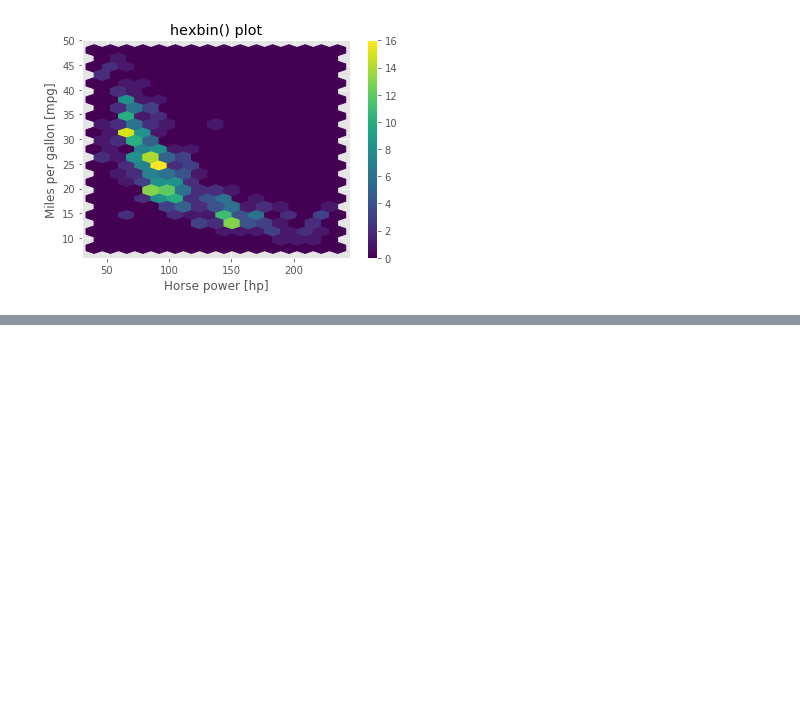
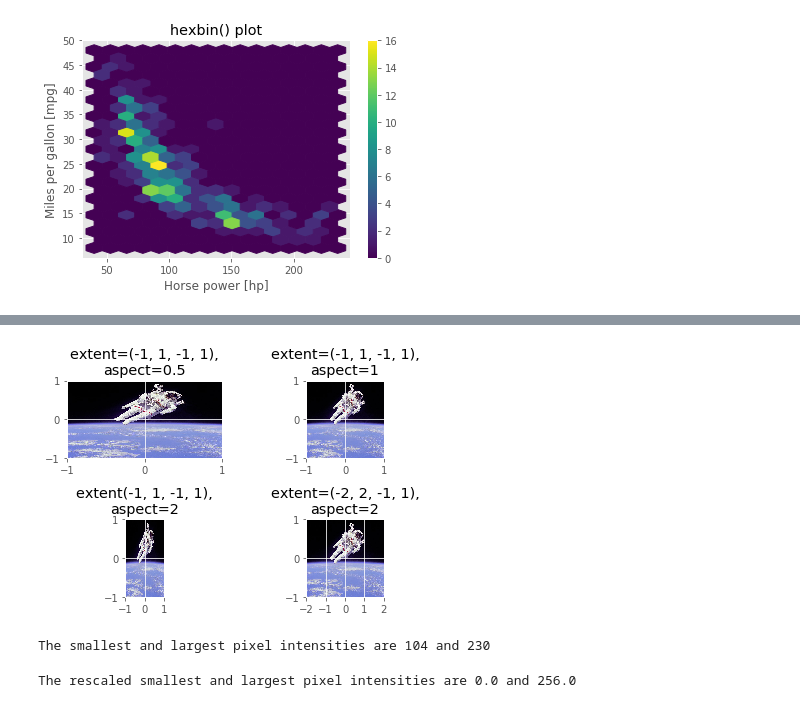
Before and after one commit to thap/python_basics_to_advanced, a Jupyter notebook: visualisation_intro/visualization_intro.ipynb, the cells around one changed output, grey strips where cells are left out. Saved outputs shown, nothing was run; the diff lists cells and outputs as text; code cells hidden in the pictures; blank space fills up the shorter version.

```diff
--- a/visualisation_intro/visualization_intro.ipynb
+++ b/visualisation_intro/visualization_intro.ipynb
@@ -215,0 +237,43 @@ img = plt.imread('')
+# %%
+img = plt.imread('480px-Astronaut-EVA.jpg')
+
+plt.subplot(2, 2, 1)
+plt.title('extent=(-1, 1, -1, 1),\naspect=0.5')
+plt.xticks([-1, 0, 1])
+plt.yticks([-1, 0, 1])
+plt.imshow(img, extent=(-1, 1, -1, 1), aspect=0.5)
+
+plt.subplot(2, 2, 2)
+plt.title('extent=(-1, 1, -1, 1),\naspect=1')
+plt.xticks([-1, 0, 1])
+plt.yticks([-1, 0, 1])
+plt.imshow(img, extent=(-1, 1, -1, 1), aspect=1)
+
+plt.subplot(2, 2, 3)
+plt.title('extent(-1, 1, -1, 1),\naspect=2')
+plt.xticks([-1, 0, 1])
+plt.yticks([-1, 0, 1])
+plt.imshow(img, extent=(-1, 1, -1, 1), aspect=2)
+
+plt.subplot(2, 2, 4)
+plt.title('extent=(-2, 2, -1, 1),\naspect=2')
+plt.xticks([-2, -1, 0, 1, 2])
+plt.yticks([-1, 0, 1])
+plt.imshow(img, extent=(-2, 2, -1, 1), aspect=2)
+
+plt.tight_layout()
+plt.show()
+# %% [output]
+[figure, added]
+# %%
+image = plt.imread('640px-Unequalized_Hawkes_Bay_NZ.jpg')
+pmin, pmax = image.min(), image.max()
+print('The smallest and largest pixel intensities are {} and {}'.format(pmin, pmax))
+# %% [output]
+The smallest and largest pixel intensities are 104 and 230
+# %%
+rescaled_image = 256*(image-pmin)/(pmax-pmin)
+print('The rescaled smallest and largest pixel intensities are {} and {}'
+      .format(rescaled_image.min(), rescaled_image.max()))
+# %% [output]
+The rescaled smallest and largest pixel intensities are 0.0 and 256.0
```
Also changed, not shown: parts of 33 cells of this notebook, 3 other files.
